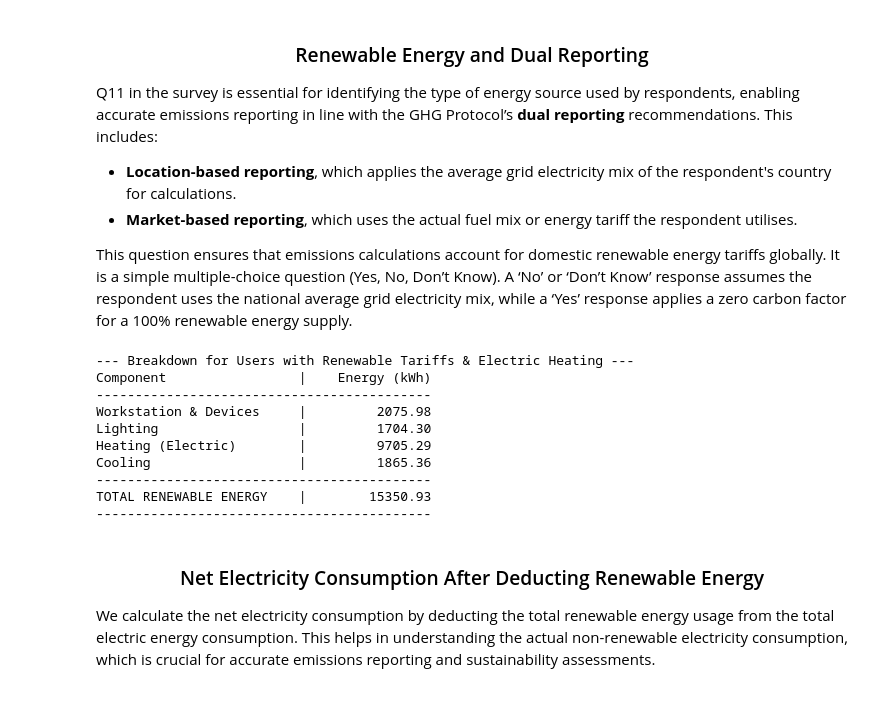
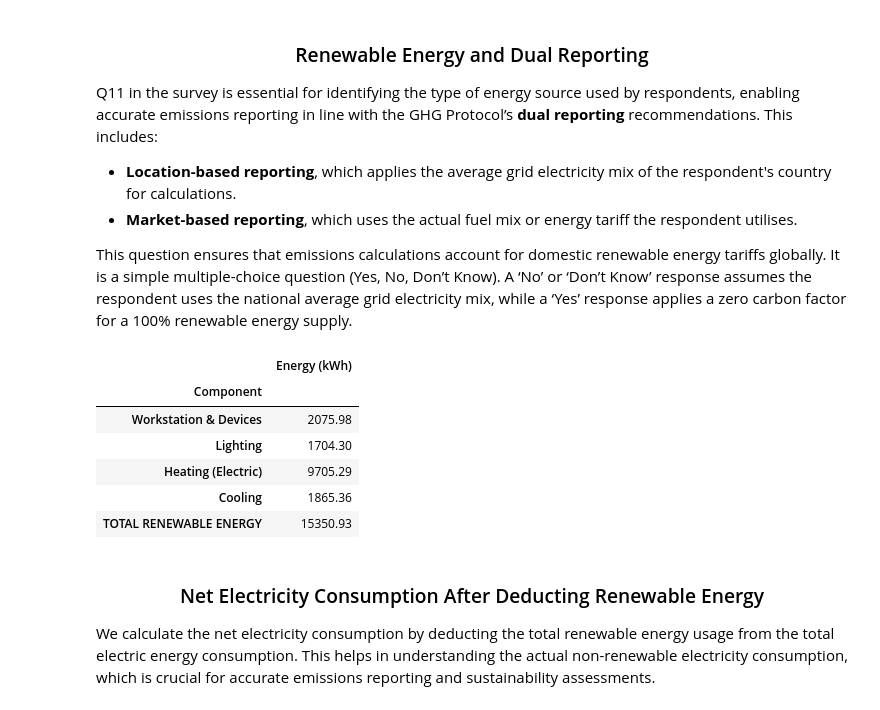
Before and after one commit to jduquegonzalez/Homeworking-Emissions-Methodology, a Jupyter notebook: Homeworking_Emissions_Methodology.ipynb, the cells around one changed output. Cells and saved outputs as stored; diff of their text form; code cells hidden in the pictures.

```diff
--- a/Homeworking_Emissions_Methodology.ipynb
+++ b/Homeworking_Emissions_Methodology.ipynb
@@ -837,45 +846,54 @@ This question ensures that emissions calculations account for domestic renewable
 # %%
 # Filter for respondents with renewable energy AND electric-based heating
 renewable_energy_df = survey_df[
     (survey_df['Renewable_Energy'] == 'Yes') &
     (survey_df['Heating_Fuel'].isin(['Electricity', 'Heat Pump', 'Other']))
 ]
 
-# Calculate total electric energy for heating, cooling, lighting, and workstations for this group
+# Calculate total electric energy for each component for this group
 total_electric_heating_kWh_renewable = renewable_energy_df['Yearly_Heating_kWh'].sum()
 total_electric_cooling_kWh_renewable = renewable_energy_df['Yearly_Cooling_kWh'].sum()
 total_electric_lighting_kWh_renewable = renewable_energy_df['Yearly_kWh_Used_Lighting'].sum()
 total_electric_workstation_kWh_renewable = renewable_energy_df['Adjusted_Total_Year_kWh_Used_Workstation'].sum()
 
-# Sum of all electric energy used by this group
-total_electric_energy_kWh_renewable = (
-    total_electric_heating_kWh_renewable +
-    total_electric_cooling_kWh_renewable +
-    total_electric_lighting_kWh_renewable +
-    total_electric_workstation_kWh_renewable
-)
+# Create a dictionary with the components of renewable electric consumption
+data_renewable = {
+    'Component': [
+        'Workstation & Devices',
+        'Lighting',
+        'Heating (Electric)',
+        'Cooling'
+    ],
+    'Energy (kWh)': [
+        total_electric_workstation_kWh_renewable,
+        total_electric_lighting_kWh_renewable,
+        total_electric_heating_kWh_renewable,
+        total_electric_cooling_kWh_renewable
+    ]
+}
 
-print("--- Breakdown for Users with Renewable Tariffs & Electric Heating ---")
-print(f"{'Component':<25} | {'Energy (kWh)':>15}")
-print("-" * 43)
-print(f"{'Workstation & Devices':<25} | {total_electric_workstation_kWh_renewable:>15.2f}")
-print(f"{'Lighting':<25} | {total_electric_lighting_kWh_renewable:>15.2f}")
-print(f"{'Heating (Electric)':<25} | {total_electric_heating_kWh_renewable:>15.2f}")
-print(f"{'Cooling':<25} | {total_electric_cooling_kWh_renewable:>15.2f}")
-print("-" * 43)
-print(f"{'TOTAL RENEWABLE ENERGY':<25} | {total_electric_energy_kWh_renewable:>15.2f}")
-print("-" * 43)
+# Create the DataFrame
+renewable_breakdown_df = pd.DataFrame(data_renewable)
+
+# Calculate the total and add it as a new row
+total_electric_energy_kWh_renewable = renewable_breakdown_df['Energy (kWh)'].sum()
+total_row_renewable = pd.DataFrame({
+    'Component': ['TOTAL RENEWABLE ENERGY'],
+    'Energy (kWh)': [total_electric_energy_kWh_renewable]
+})
+
+# Combine the breakdown with the total row
+final_renewable_df = pd.concat([renewable_breakdown_df, total_row_renewable], ignore_index=True)
+
+final_renewable_df.set_index('Component').round(2)
 # %% [output]
---- Breakdown for Users with Renewable Tariffs & Electric Heating ---
-Component                 |    Energy (kWh)
--------------------------------------------
-Workstation & Devices     |         2075.98
-Lighting                  |         1704.30
-Heating (Electric)        |         9705.29
-Cooling                   |         1865.36
--------------------------------------------
-TOTAL RENEWABLE ENERGY    |        15350.93
--------------------------------------------
+|  | Energy (kWh) |
+| Component |  |
+| Workstation & Devices | 2075.98 |
+| Lighting | 1704.30 |
+| Heating (Electric) | 9705.29 |
+| Cooling | 1865.36 |
+| TOTAL RENEWABLE ENERGY | 15350.93 |
 # %% [markdown]
 <center>
 
```
Also changed, not shown: parts of 3 cells of this notebook.
